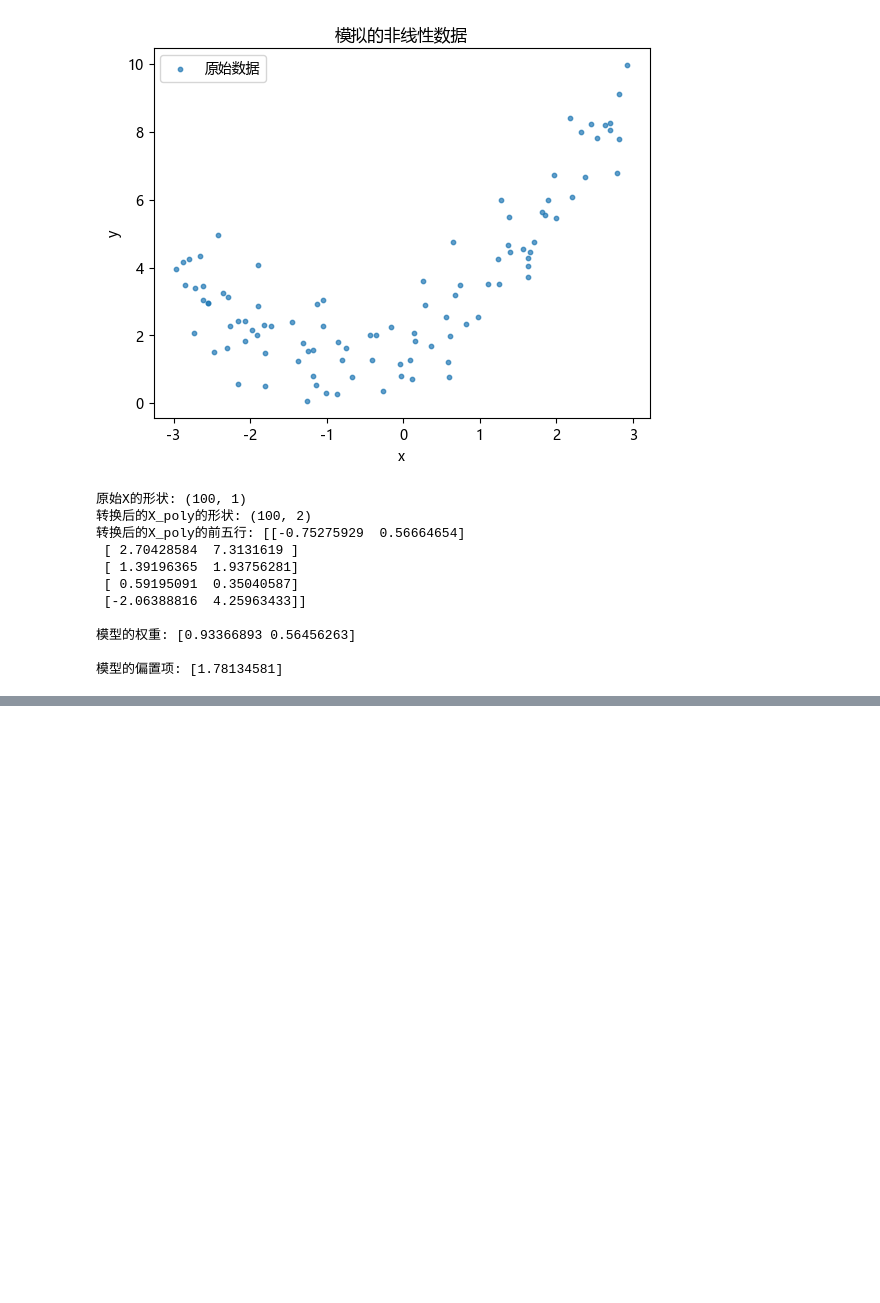
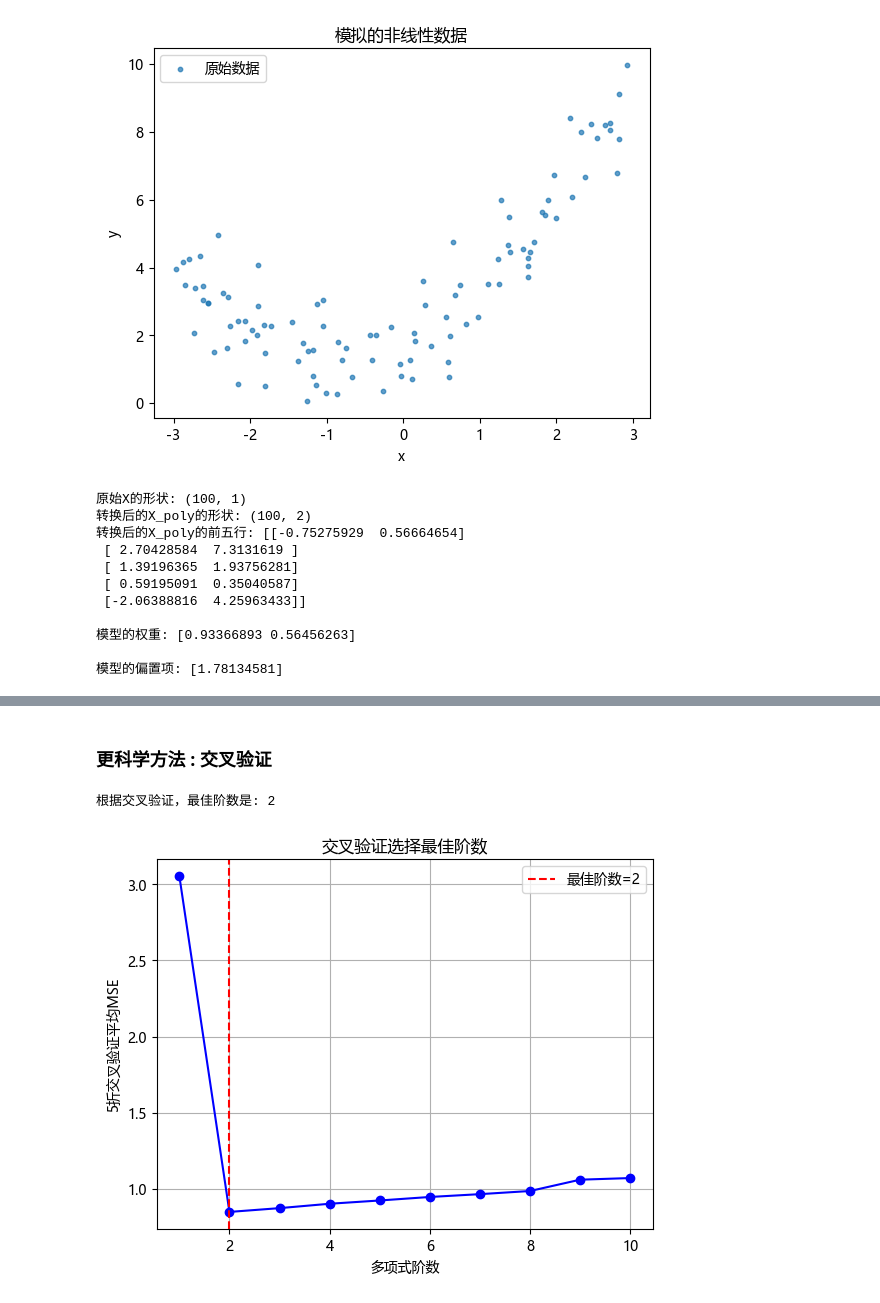
Before and after one commit to jinpeng900/AI-Learning, a Jupyter notebook: 3.机器学习/3.2 监督学习/3.多项式回归.ipynb, the cells around one changed output, grey strips where cells are left out. Cells and saved outputs as stored; diff of their text form; code cells hidden in the pictures; blank space fills up the shorter version.

```diff
--- a/3.机器学习/3.2 监督学习/3.多项式回归.ipynb
+++ b/3.机器学习/3.2 监督学习/3.多项式回归.ipynb
@@ -90,0 +151,33 @@ print(f"\n模型的偏置项: {lin_reg.intercept_}")
+# %% [markdown]
+### 更科学方法 : 交叉验证
+# %%
+from sklearn.model_selection import cross_val_score
+
+# 测试一系列阶数
+degrees_to_try = range(1, 11)
+cv_scores = []
+
+for degree in degrees_to_try:
+    poly_features = PolynomialFeatures(degree=degree, include_bias=False)
+    X_poly = poly_features.fit_transform(X)
+    lin_reg = LinearRegression()
+    # 使用5折交叉验证，以负均方误差作为评分（sklearn约定：分数越高越好，所以用负MSE）
+    scores = cross_val_score(lin_reg, X_poly, y, cv=5, scoring='neg_mean_squared_error')
+    cv_scores.append(-scores.mean())  # 取平均并转回正数MSE
+
+# 找到使交叉验证误差最小的阶数
+best_degree = degrees_to_try[np.argmin(cv_scores)]
+print(f"根据交叉验证，最佳阶数是: {best_degree}")
+
+# 可视化交叉验证误差随阶数的变化
+plt.plot(degrees_to_try, cv_scores, 'bo-')
+plt.xlabel('多项式阶数')
+plt.ylabel('5折交叉验证平均MSE')
+plt.title('交叉验证选择最佳阶数')
+plt.axvline(x=best_degree, color='r', linestyle='--', label=f'最佳阶数={best_degree}')
+plt.legend()
+plt.grid(True)
+plt.show()
+# %% [output]
+根据交叉验证，最佳阶数是: 2
+[figure, added]
```
Also changed, not shown: parts of 4 cells of this notebook, 1 other file.
